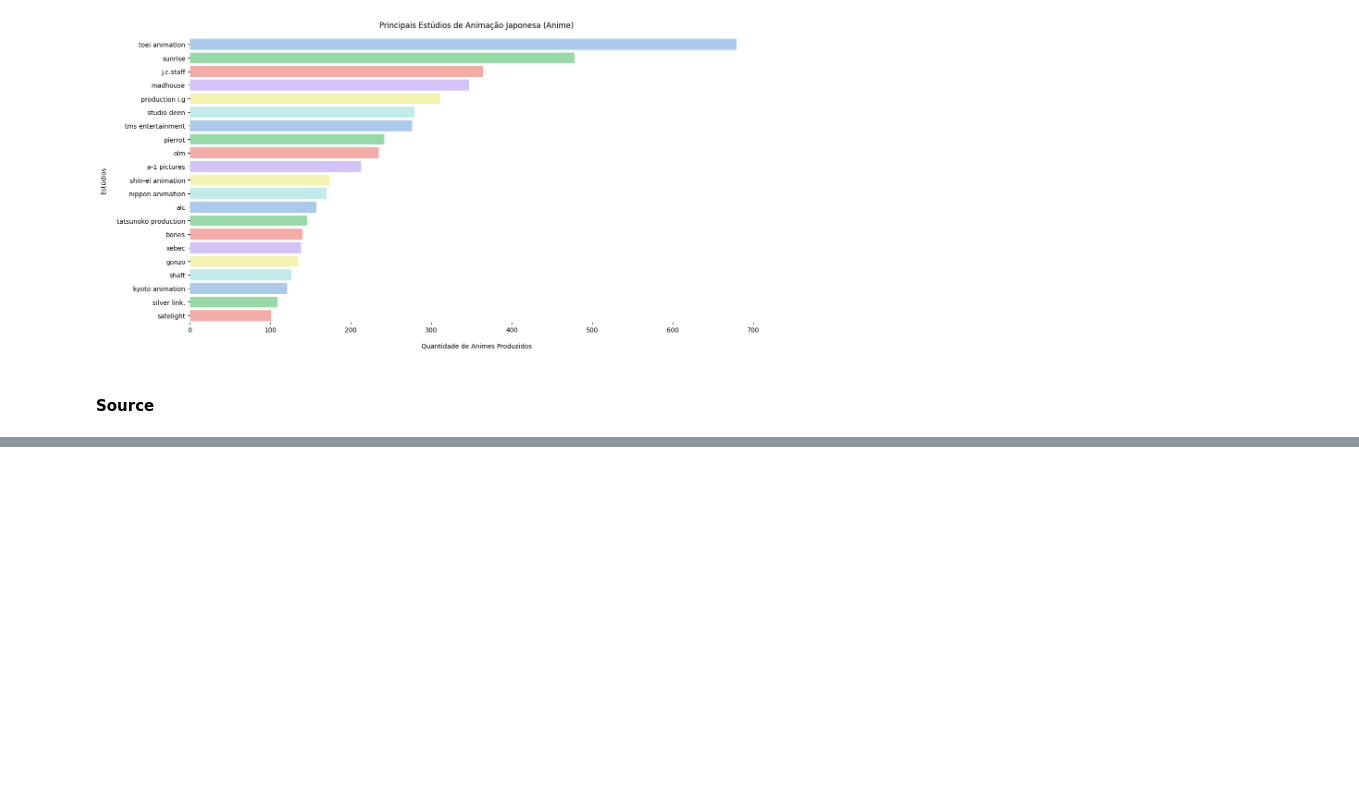
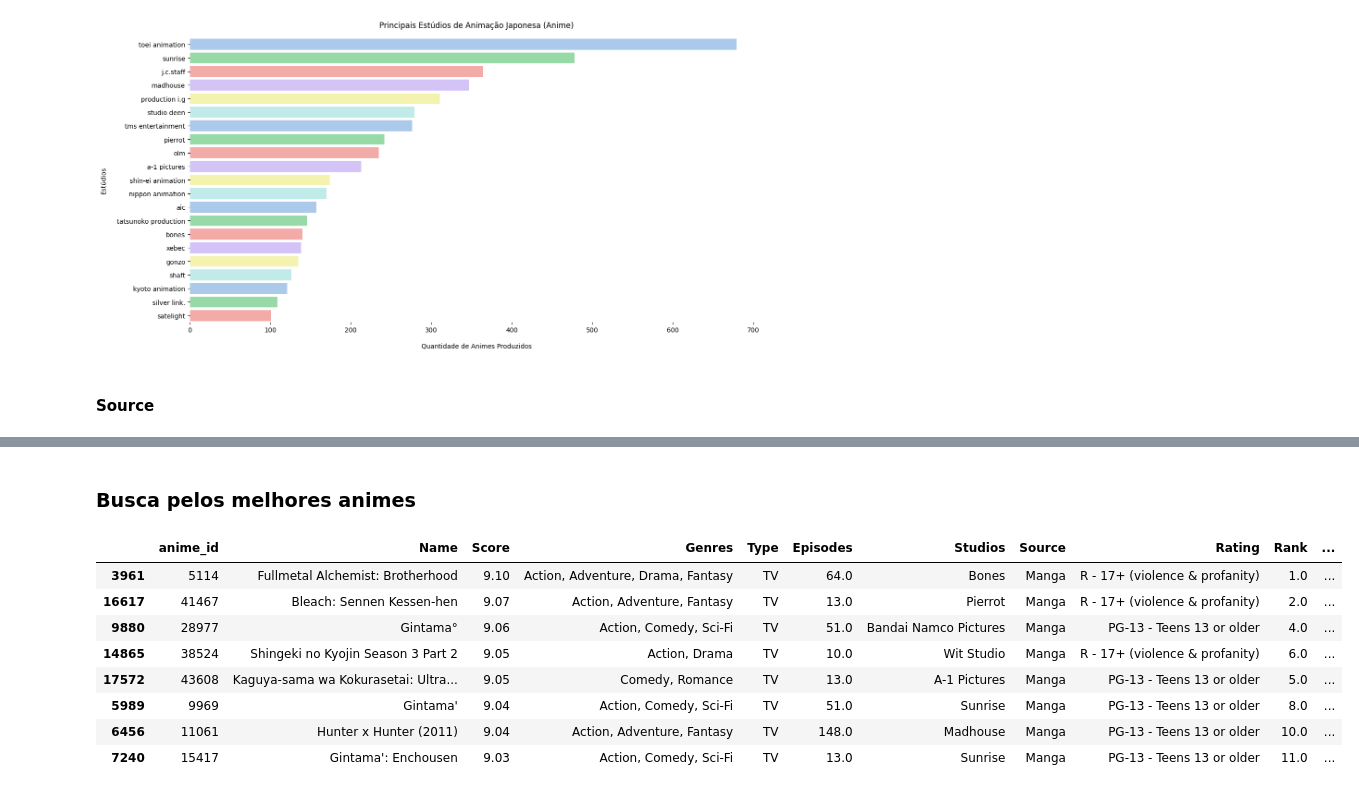
Before and after one commit to guievbs/anime-insights, a Jupyter notebook: notebooks/analise.ipynb, the cells around one changed output, grey strips where cells are left out. Saved outputs shown, nothing was run; the diff lists cells and outputs as text; code cells hidden in the pictures; blank space fills up the shorter version.

```diff
--- a/notebooks/analise.ipynb
+++ b/notebooks/analise.ipynb
@@ -557,0 +723,14 @@ analisar as origens e o rating
+# %% [markdown]
+### Busca pelos melhores animes
+# %%
+df[(df['Source'] == 'Manga') & (df['Score'] > 9) & (df['Type'] == 'TV')].sort_values(by='Score', ascending=False)
+# %% [output]
+|  | anime_id | Name | Score | Genres | Type | Episodes | Studios | Source | Rating | Rank | ... |
+| 3961 | 5114 | Fullmetal Alchemist: Brotherhood | 9.10 | Action, Adventure, Drama, Fantasy | TV | 64.0 | Bones | Manga | R - 17+ (violence & profanity) | 1.0 | ... |
+| 16617 | 41467 | Bleach: Sennen Kessen-hen | 9.07 | Action, Adventure, Fantasy | TV | 13.0 | Pierrot | Manga | R - 17+ (violence & profanity) | 2.0 | ... |
+| 9880 | 28977 | Gintama° | 9.06 | Action, Comedy, Sci-Fi | TV | 51.0 | Bandai Namco Pictures | Manga | PG-13 - Teens 13 or older | 4.0 | ... |
+| 14865 | 38524 | Shingeki no Kyojin Season 3 Part 2 | 9.05 | Action, Drama | TV | 10.0 | Wit Studio | Manga | R - 17+ (violence & profanity) | 6.0 | ... |
+| 17572 | 43608 | Kaguya-sama wa Kokurasetai: Ultra... | 9.05 | Comedy, Romance | TV | 13.0 | A-1 Pictures | Manga | PG-13 - Teens 13 or older | 5.0 | ... |
+| 5989 | 9969 | Gintama' | 9.04 | Action, Comedy, Sci-Fi | TV | 51.0 | Sunrise | Manga | PG-13 - Teens 13 or older | 8.0 | ... |
+| 6456 | 11061 | Hunter x Hunter (2011) | 9.04 | Action, Adventure, Fantasy | TV | 148.0 | Madhouse | Manga | PG-13 - Teens 13 or older | 10.0 | ... |
+| 7240 | 15417 | Gintama': Enchousen | 9.03 | Action, Comedy, Sci-Fi | TV | 13.0 | Sunrise | Manga | PG-13 - Teens 13 or older | 11.0 | ... |
```
Also changed, not shown: parts of 26 cells of this notebook, 1 other file.
